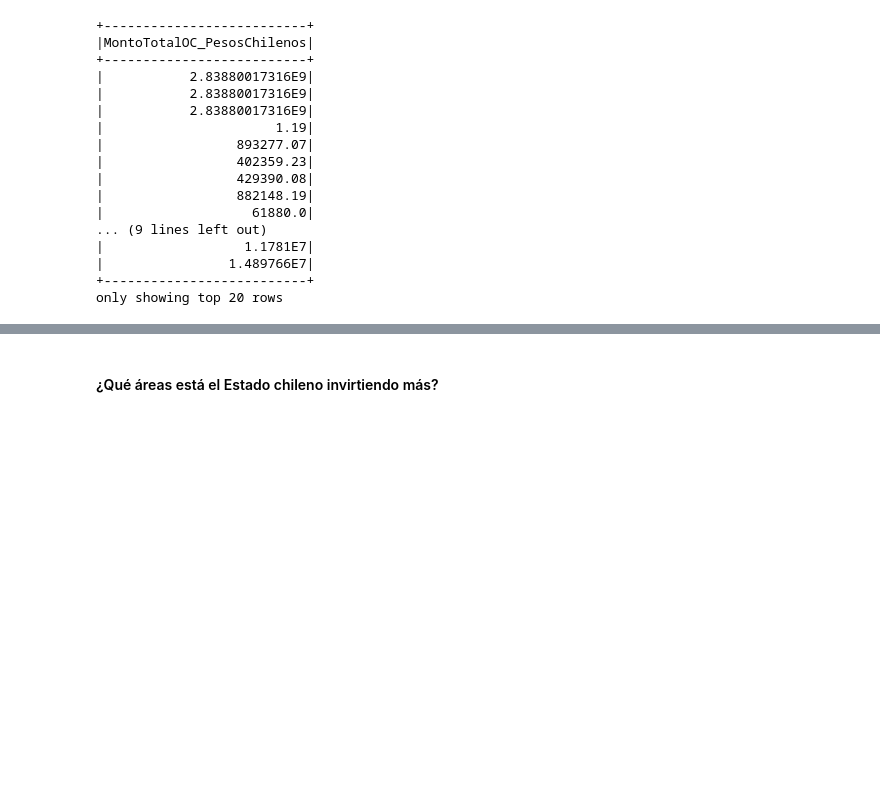
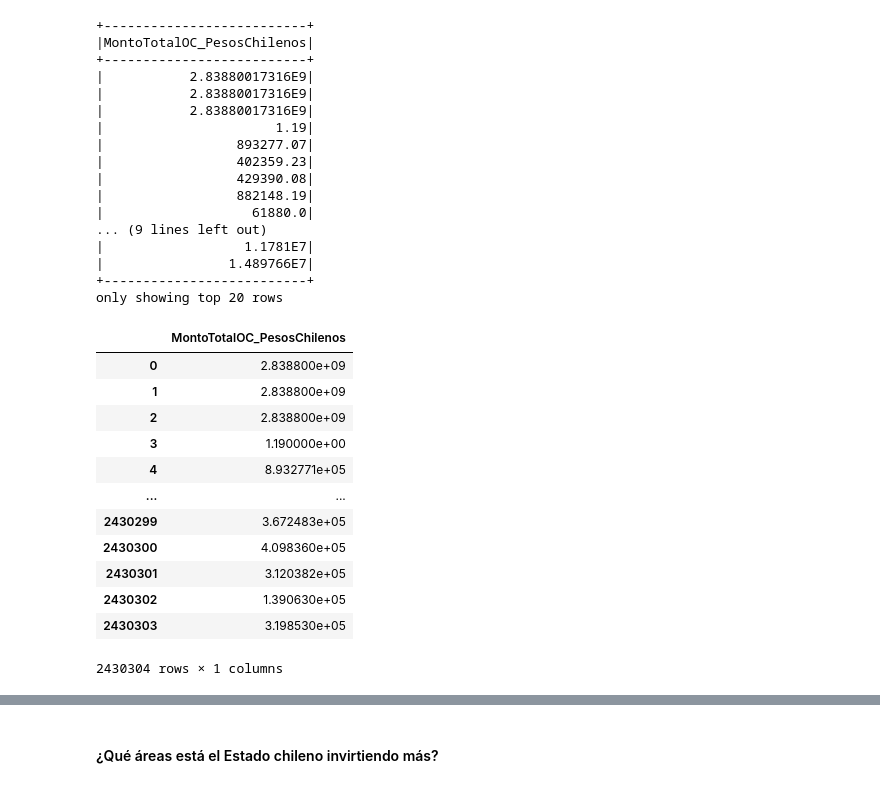
Before and after one commit to FranRossi/Big-Data-Project, a Jupyter notebook: Obligatorio_Francisco_Rossi_Ivan_Monjardin.ipynb, the cells around one changed output, grey strips where cells are left out. Cells and saved outputs as stored; diff of their text form; code cells hidden in the pictures; blank space fills up the shorter version.

```diff
--- a/Obligatorio_Francisco_Rossi_Ivan_Monjardin.ipynb
+++ b/Obligatorio_Francisco_Rossi_Ivan_Monjardin.ipynb
@@ -465,3 +455,19 @@ df_solo_gastos.show()
 only showing top 20 rows
 # %%
 df_solo_gastosPD = df_solo_gastos.toPandas()
+# %%
+df_solo_gastosPD
+# %% [output]
+|  | MontoTotalOC_PesosChilenos |
+| 0 | 2.838800e+09 |
+| 1 | 2.838800e+09 |
+| 2 | 2.838800e+09 |
+| 3 | 1.190000e+00 |
+| 4 | 8.932771e+05 |
+| ... | ... |
+| 2430299 | 3.672483e+05 |
+| 2430300 | 4.098360e+05 |
+| 2430301 | 3.120382e+05 |
+| 2430302 | 1.390630e+05 |
+| 2430303 | 3.198530e+05 |
+2430304 rows × 1 columns
```
Also changed, not shown: parts of 27 cells of this notebook.
